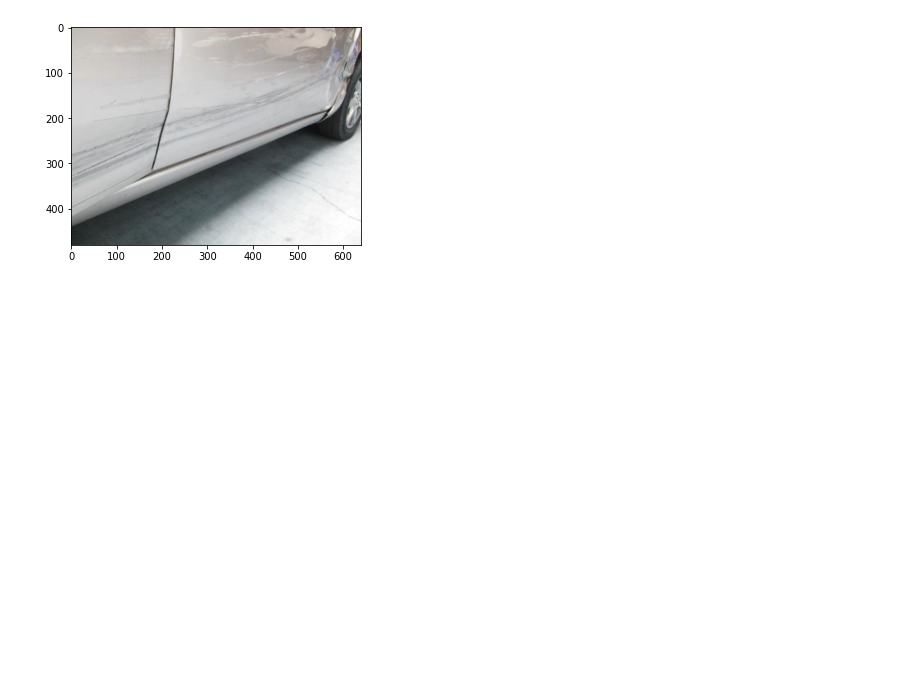
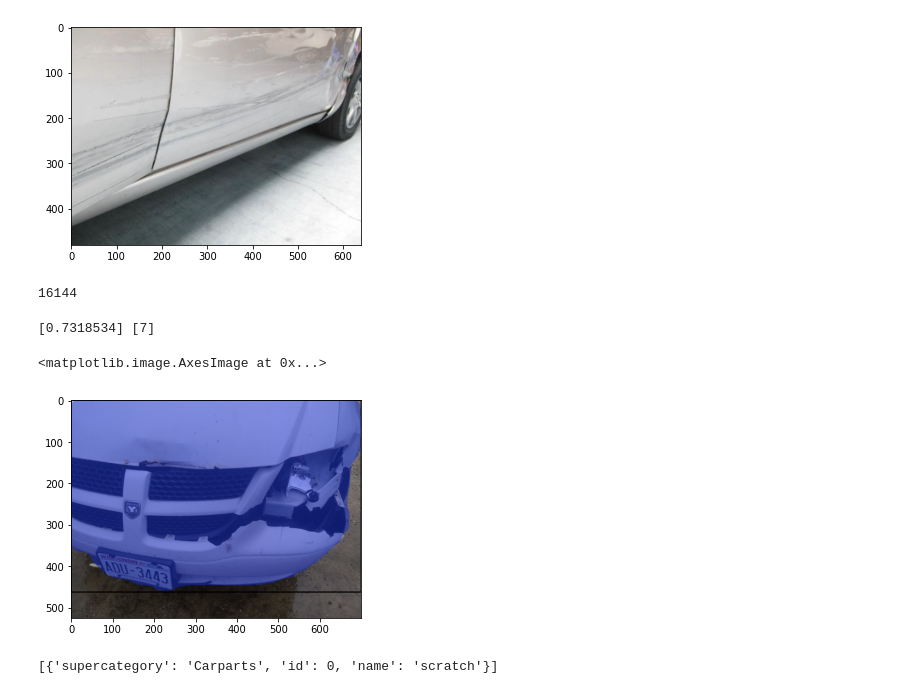
Before and after one commit to mtcld/CBNetV2, a Jupyter notebook: demo/pseudo_carparts.ipynb, the cells around one changed output. Drawn from its saved outputs; the diff is of its cells as text; code cells hidden in the pictures; blank space fills up the shorter version.

```diff
--- a/demo/pseudo_carparts.ipynb
+++ b/demo/pseudo_carparts.ipynb
@@ -206,4 +215,5 @@ with open(path/'annotations'/'post_pseudo_carparts_rear.json', 'w', encoding='ut
 # %%
-pseudo_data = json.load(open(path/'annotations'/'post_pseudo_carparts_rear.json'))
-print(len(pseudo_data['images']),len(pseudo_data['annotations']))
+#pseudo_data = json.load(open(path/'annotations'/'post_pseudo_carparts_rear.json'))
+#print(len(pseudo_data['images']),len(pseudo_data['annotations']))
+data['images'][0]
 # %% [output]
@@ -249,0 +294,20 @@ plt.imshow(image)
+# %%
+path = Path('/mmdetection/data/scratch/')
+data = json.load(open(path/'annotations'/'train.json'))
+print(len(data['images']))
+# %% [output]
+16144
+# %%
+image = cv2.imread(str(path/'images'/data['images'][0]['file_name']))
+result = inference_detector(model, image)
+img_,pred_boxes,pred_segms,pred_labels,pred_scores = show_result_pyplot(model, image.copy(), result,score_thr=0.5)
+print(pred_scores,pred_labels)
+plt.imshow(img_)
+# %% [output]
+[0.7318534] [7]
+<matplotlib.image.AxesImage at 0x...>
+[figure, added]
+# %%
+data['categories']
+# %% [output]
+[{'supercategory': 'Carparts', 'id': 0, 'name': 'scratch'}]
```
Also changed, not shown: parts of 12 cells of this notebook, 5 other files.
